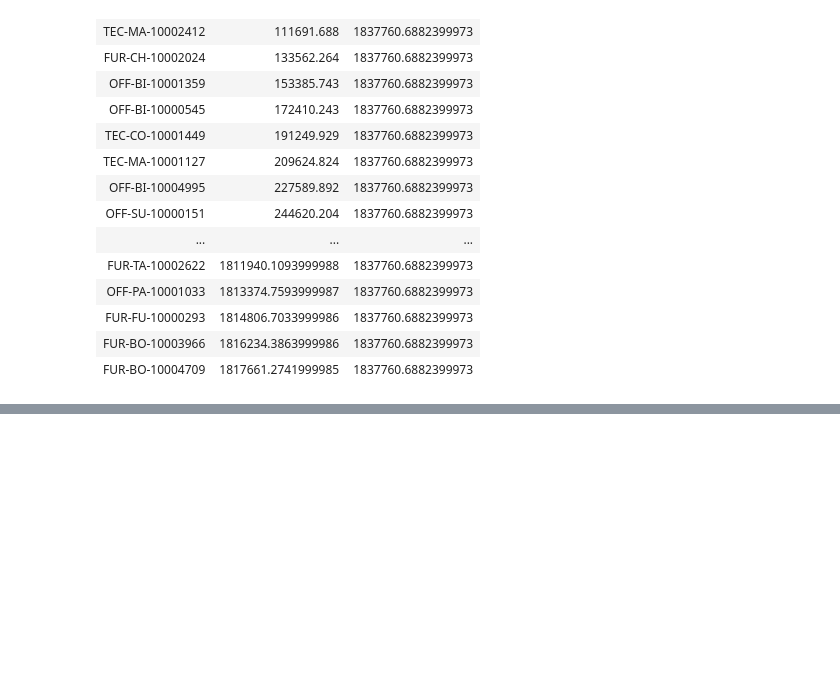
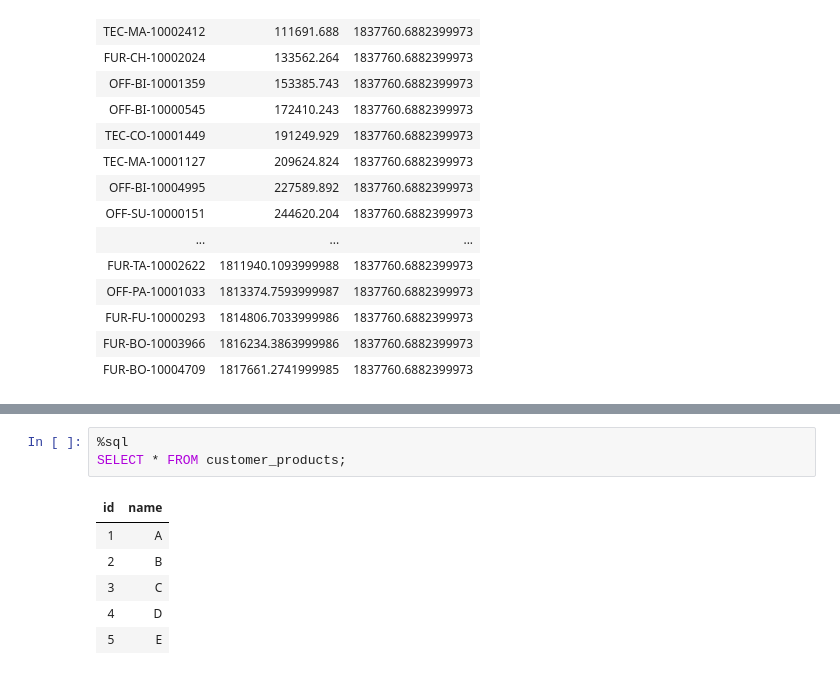
Before and after one commit to Rupam-1/SQL-Pyspark-practise_youtube, a Jupyter notebook: 03. SQL - Part2.ipynb, the cells around one changed output, grey strips where cells are left out. Drawn from its saved outputs; the diff is of its cells as text; blank space fills up the shorter version.

```diff
--- a/03. SQL - Part2.ipynb
+++ b/03. SQL - Part2.ipynb
@@ -68,0 +101,10 @@ where cumulative_sales <= ultimate_sales;
+# %%
+%sql
+SELECT * FROM customer_products;
+# %% [output]
+| id | name |
+| 1 | A |
+| 2 | B |
+| 3 | C |
+| 4 | D |
+| 5 | E |
```
Also changed, not shown: parts of 3 cells of this notebook, 1 other file.
